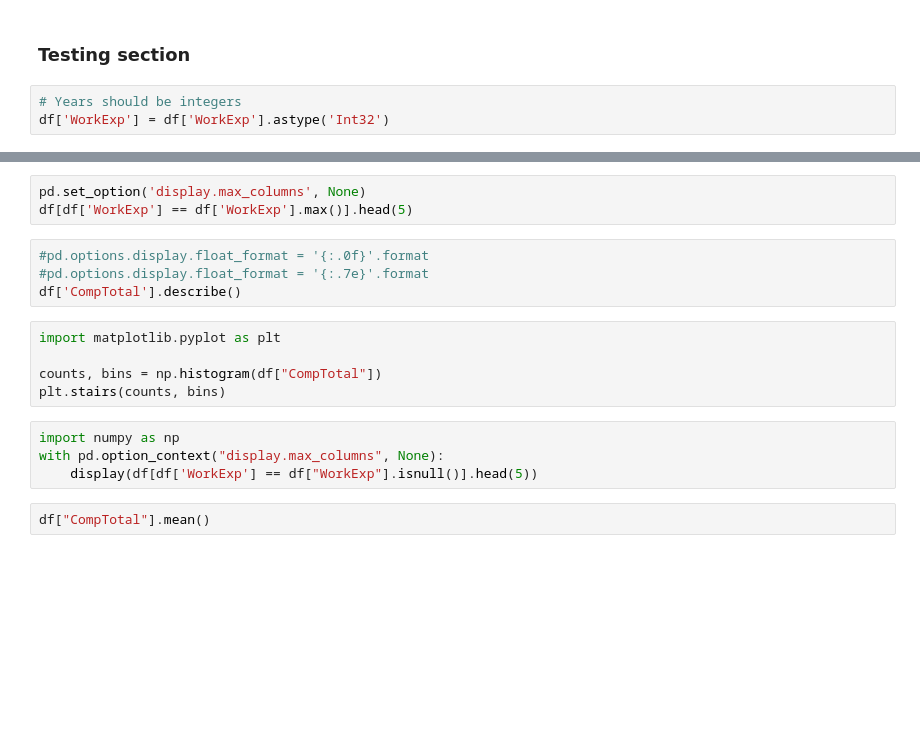
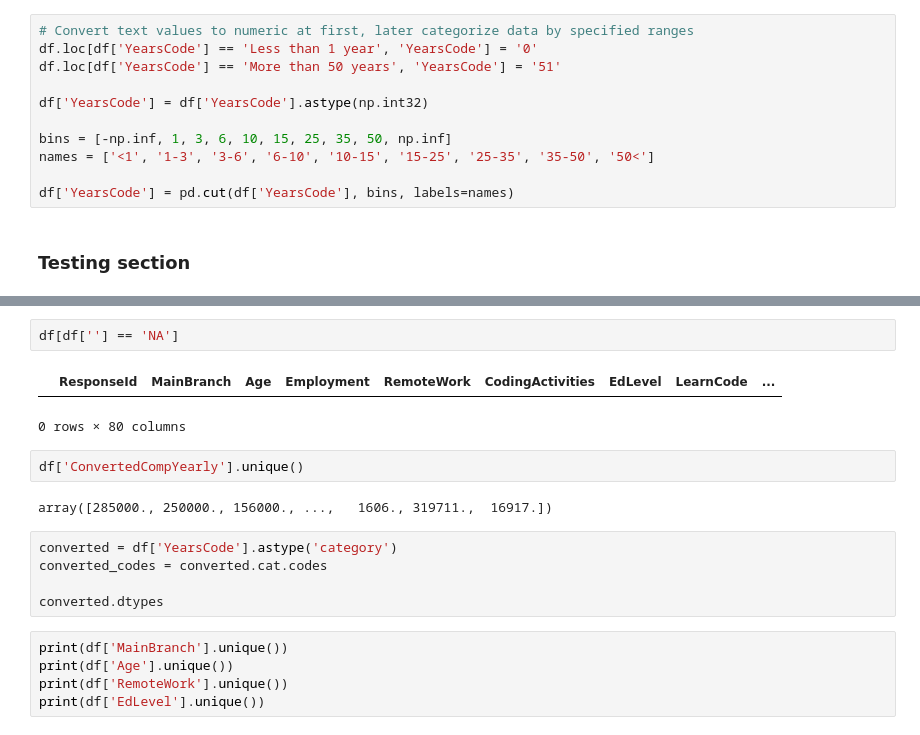
Before and after one commit to KPajak409/Stack-overflow-dev-survey-analysis, a Jupyter notebook: data_preparation&export.ipynb, the cells around one changed output, grey strips where cells are left out. Cells and saved outputs as stored; diff of their text form; blank space fills up the shorter version.

Commit message:
Check data types for every column

```diff
--- a/data_preparation&export.ipynb
+++ b/data_preparation&export.ipynb
@@ -261,5 +272,13 @@ Removed 33
+# %%
+# Convert text values to numeric at first, later categorize data by specified ranges
+df.loc[df['YearsCode'] == 'Less than 1 year', 'YearsCode'] = '0'
+df.loc[df['YearsCode'] == 'More than 50 years', 'YearsCode'] = '51'
+
+df['YearsCode'] = df['YearsCode'].astype(np.int32)
+
+bins = [-np.inf, 1, 3, 6, 10, 15, 25, 35, 50, np.inf]
+names = ['<1', '1-3', '3-6', '6-10', '10-15', '15-25', '25-35', '35-50', '50<']
+
+df['YearsCode'] = pd.cut(df['YearsCode'], bins, labels=names)
 # %% [markdown]
 ### Testing section
-# %%
-# Years should be integers
-df['WorkExp'] = df['WorkExp'].astype('Int32')
@@ -279,18 +285,19 @@ size_dict
-# %%
-pd.set_option('display.max_columns', None)
-df[df['WorkExp'] == df['WorkExp'].max()].head(5)
-# %%
-#pd.options.display.float_format = '{:.0f}'.format
-#pd.options.display.float_format = '{:.7e}'.format
-df['CompTotal'].describe()
-# %%
-import matplotlib.pyplot as plt
-
-counts, bins = np.histogram(df["CompTotal"])
-plt.stairs(counts, bins)
-# %%
-import numpy as np
-with pd.option_context("display.max_columns", None):
-    display(df[df['WorkExp'] == df["WorkExp"].isnull()].head(5))
-# %%
-df["CompTotal"].mean()
+# %%
+df[df[''] == 'NA']
+# %% [output]
+|  | ResponseId | MainBranch | Age | Employment | RemoteWork | CodingActivities | EdLevel | LearnCode | ... |
+0 rows × 80 columns
+# %%
+df['ConvertedCompYearly'].unique()
+# %% [output]
+array([285000., 250000., 156000., ...,   1606., 319711.,  16917.])
+# %%
+converted = df['YearsCode'].astype('category')
+converted_codes = converted.cat.codes
+
+converted.dtypes
+# %%
+print(df['MainBranch'].unique())
+print(df['Age'].unique())
+print(df['RemoteWork'].unique())
+print(df['EdLevel'].unique())
```
Also changed, not shown: parts of 10 cells of this notebook, 1 other file.
